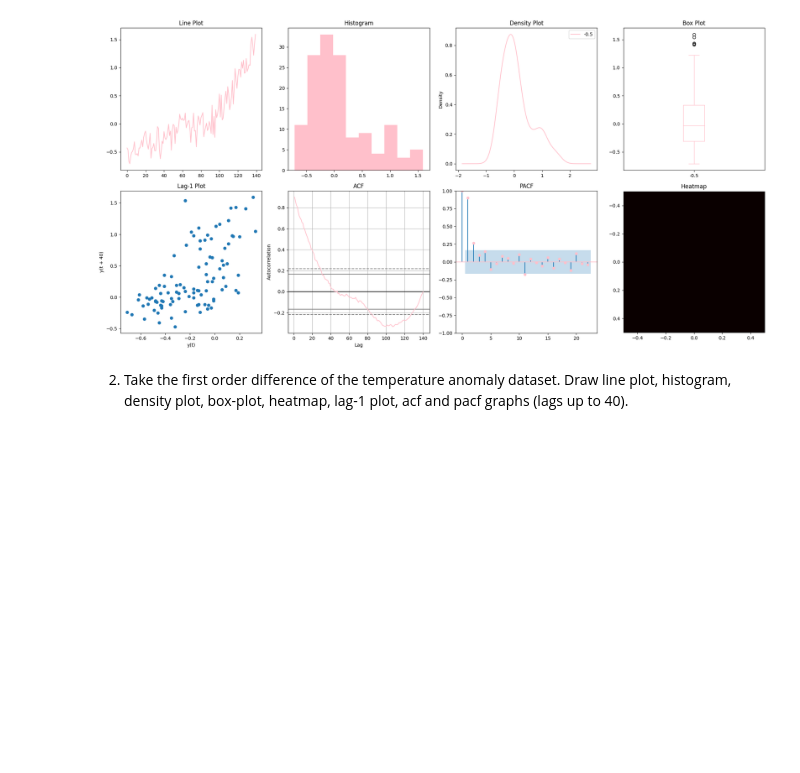
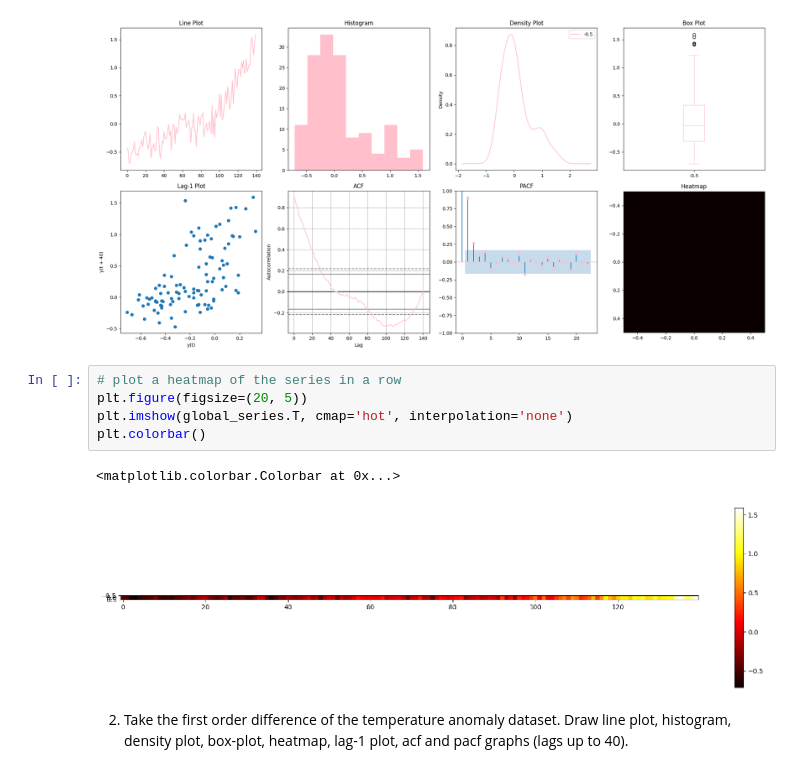
Before and after one commit to R4phou/kth-IL2233-labs, a Jupyter notebook: Lab1/lab1.ipynb, the cells around one changed output. Saved outputs shown, nothing was run; the diff lists cells and outputs as text; blank space fills up the shorter version.

Commit message:
lab 1 with heatmap

```diff
--- a/Lab1/lab1.ipynb
+++ b/Lab1/lab1.ipynb
@@ -299,6 +299,14 @@ min     -0.710000
 75%      0.335000
 max      1.590000
 [figure]
+# %%
+# plot a heatmap of the series in a row
+plt.figure(figsize=(20, 5))
+plt.imshow(global_series.T, cmap='hot', interpolation='none')
+plt.colorbar()
+# %% [output]
+<matplotlib.colorbar.Colorbar at 0x...>
+[figure, added]
 # %% [markdown]
 2. Take the first order difference of the temperature anomaly dataset. Draw line plot,
 histogram, density plot, box-plot, heatmap, lag-1 plot, acf and pacf graphs (lags up
```
Also changed, not shown: parts of 2 cells of this notebook.
